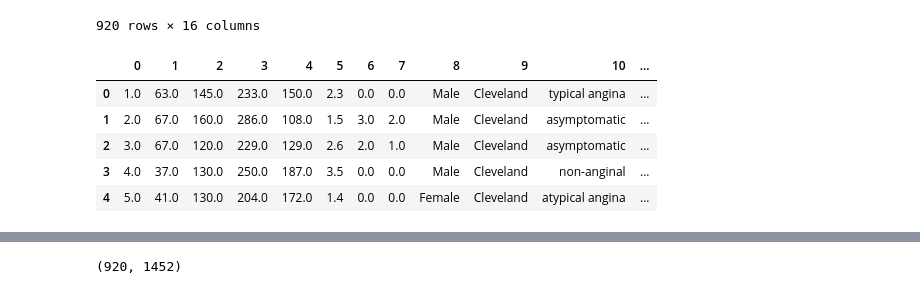
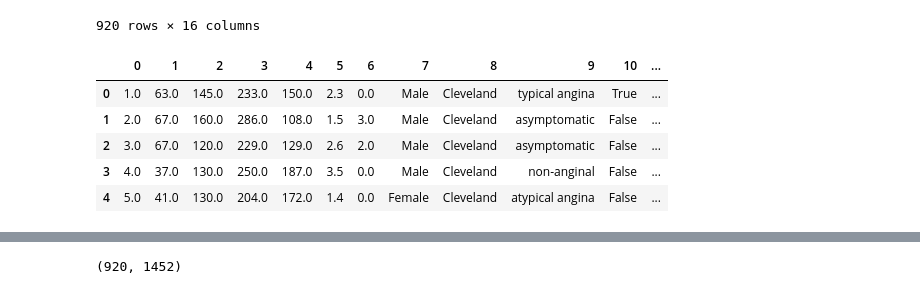
Before and after one commit to Vietgibhub/random_forest, a Jupyter notebook: random-forest-heart-disease-data.ipynb, the cells around one changed output, grey strips where cells are left out. Cells and saved outputs as stored; diff of their text form; code cells hidden in the pictures.

```diff
--- a/random-forest-heart-disease-data.ipynb
+++ b/random-forest-heart-disease-data.ipynb
@@ -40,26 +40,26 @@ data
 # %%
 from sklearn.impute import SimpleImputer #replacing missing data
 from sklearn.compose import ColumnTransformer #transfomer by cols
 
 numeric_imputer = SimpleImputer(strategy='mean')
 categorical_imputer = SimpleImputer(strategy='most_frequent')
 
-numeric_colunms =['id','age','trestbps','chol','thalch','oldpeak','ca','num']
-categorical_colunms = ['sex','dataset','cp','fbs','restecg','exang','slope','thal']
+numeric_colunms =['id','age','trestbps','chol','thalch','oldpeak','ca']
+categorical_colunms = ['sex','dataset','cp','fbs','restecg','exang','slope','thal','num']
 
 preprocessor = ColumnTransformer(
     transformers=[
         ('numeric', numeric_imputer, numeric_colunms),
         ('categorical', categorical_imputer, categorical_colunms)
     ])
 
 imputed_data = pd.DataFrame(preprocessor.fit_transform(data))
 imputed_data.head()
 # %% [output]
 |  | 0 | 1 | 2 | 3 | 4 | 5 | 6 | 7 | 8 | 9 | 10 | ... |
-| 0 | 1.0 | 63.0 | 145.0 | 233.0 | 150.0 | 2.3 | 0.0 | 0.0 | Male | Cleveland | typical angina | ... |
-| 1 | 2.0 | 67.0 | 160.0 | 286.0 | 108.0 | 1.5 | 3.0 | 2.0 | Male | Cleveland | asymptomatic | ... |
-| 2 | 3.0 | 67.0 | 120.0 | 229.0 | 129.0 | 2.6 | 2.0 | 1.0 | Male | Cleveland | asymptomatic | ... |
-| 3 | 4.0 | 37.0 | 130.0 | 250.0 | 187.0 | 3.5 | 0.0 | 0.0 | Male | Cleveland | non-anginal | ... |
-| 4 | 5.0 | 41.0 | 130.0 | 204.0 | 172.0 | 1.4 | 0.0 | 0.0 | Female | Cleveland | atypical angina | ... |
+| 0 | 1.0 | 63.0 | 145.0 | 233.0 | 150.0 | 2.3 | 0.0 | Male | Cleveland | typical angina | True | ... |
+| 1 | 2.0 | 67.0 | 160.0 | 286.0 | 108.0 | 1.5 | 3.0 | Male | Cleveland | asymptomatic | False | ... |
+| 2 | 3.0 | 67.0 | 120.0 | 229.0 | 129.0 | 2.6 | 2.0 | Male | Cleveland | asymptomatic | False | ... |
+| 3 | 4.0 | 37.0 | 130.0 | 250.0 | 187.0 | 3.5 | 0.0 | Male | Cleveland | non-anginal | False | ... |
+| 4 | 5.0 | 41.0 | 130.0 | 204.0 | 172.0 | 1.4 | 0.0 | Female | Cleveland | atypical angina | False | ... |
 # %%
```
Also changed, not shown: parts of 9 cells of this notebook.
